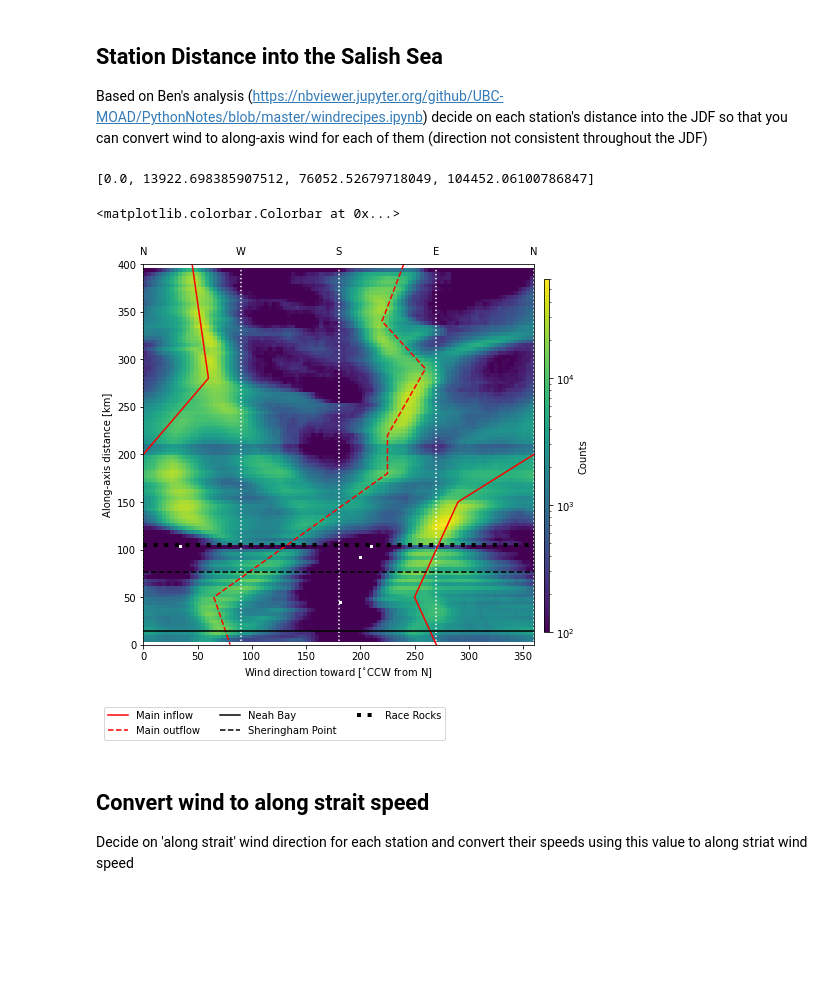
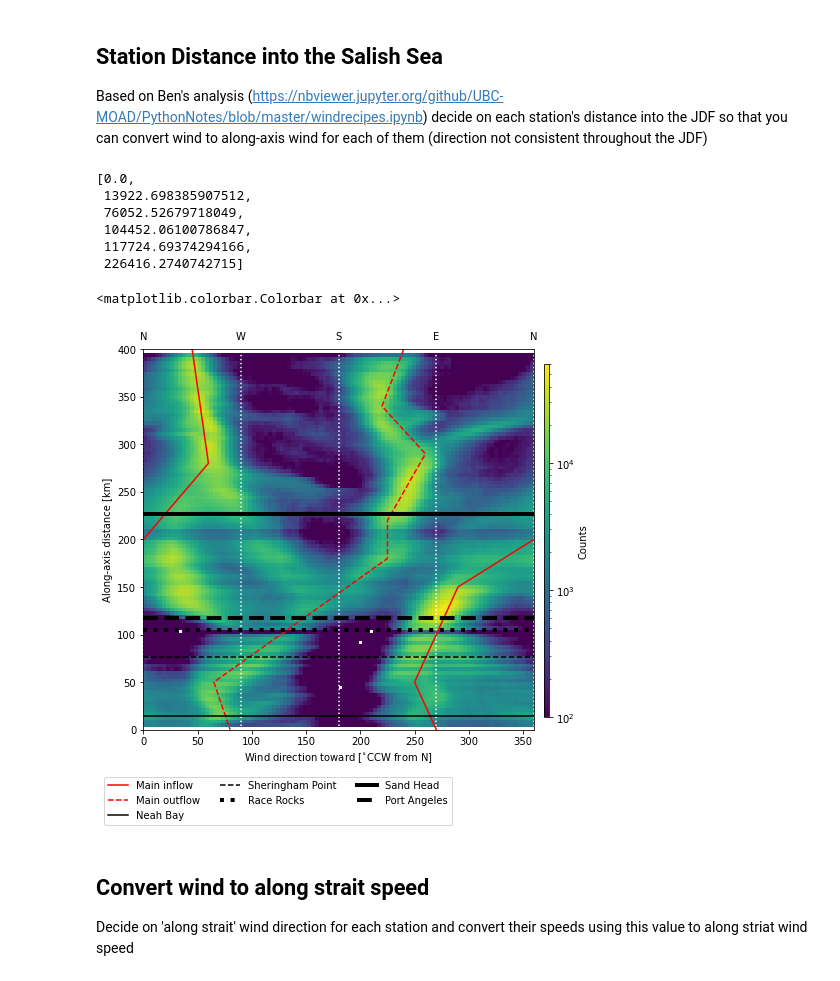
Before and after one commit to rbeutel/eosc510, a Jupyter notebook: Station_HRDPS-Summer.ipynb, the cells around one changed output. Drawn from its saved outputs; the diff is of its cells as text; code cells hidden in the pictures; blank space fills up the shorter version.

Commit message:
added Sand Head and Port Angeles

```diff
--- a/Station_HRDPS-Summer.ipynb
+++ b/Station_HRDPS-Summer.ipynb
@@ -64,15 +114,21 @@ for segment in zip(*guides.values()):
 distance = np.sqrt((np.diff(lons) * deg2m * coslat)**2 + (np.diff(lats) * deg2m)**2)
 distance = list(np.insert(np.cumsum(distance), 0, 0))
 
-st_lat = [lats[0], 48.493, 48.281147, 48.23] #had to mess with the latitudes a bit to get the point in the middle of the strait
+# the following lists are in the order: [mouth, neah, sheringham, racerocks, port angeles, sandhead]
+st_lat = [lats[0], 48.493, 48.281147, 48.23, 48.125, 49.10] #had to mess with the latitudes a bit to get the point in the middle of the strait
 # st_lat = [lats[0], 48.493, sheringham["Latitude (y)"][0], racerocks["Latitude (y)"][0]]
-st_lon = [lons[0], -124.726, sheringham["Longitude (x)"][0], racerocks["Longitude (x)"][0]]
+st_lon = [lons[0], -124.726, sheringham["Longitude (x)"][0], racerocks["Longitude (x)"][0], -123.441, -123.30]
 
 st_distance = np.sqrt((np.diff(st_lon) * deg2m * coslat)**2 + (np.diff(st_lat) * deg2m)**2)
 st_distance = list(np.insert(np.cumsum(st_distance), 0, 0))
 st_distance
 # %% [output]
-[0.0, 13922.698385907512, 76052.52679718049, 104452.06100786847]
+[0.0,
+ 13922.698385907512,
+ 76052.52679718049,
+ 104452.06100786847,
+ 117724.69374294166,
+ 226416.2740742715]
 # %%
 # Interpolate distances onto HRDPS grid
 guidepoints = [[], []]
@@ -99,34 +155,36 @@ _, _, _, c = ax.hist2d(wdir[wspd>5], 1e-3*dist[wspd>5], bins=100, norm=colors.Lo
 
 # Add grid lines
 for x, label in zip(np.arange(0, 361, 90), ['N', 'W', 'S', 'E', 'N']):
     ax.plot([x, x], [0, 400], 'w:')
     ax.text(x, 410, label, ha='center')
 
 # Trace dominant flow patterns
 ax.plot([45, 60, 0, np.nan, 360, 290, 250, 270], [400, 280, 200, np.nan, 200, 150, 50, 0], 'r-', label='Main inflow')
 ax.plot([240, 220, 260, 225, 225, 65, 80], [400, 340, 290, 220, 180, 50, 0], 'r--', label='Main outflow')
 ax.plot([0, 360], [st_distance[1]/1000,st_distance[1]/1000], 'k-', label='Neah Bay')
 ax.plot([0, 360], [st_distance[2]/1000,st_distance[2]/1000], 'k--', label='Sheringham Point')
 ax.plot([0, 360], [st_distance[3]/1000,st_distance[3]/1000], 'k:', label='Race Rocks', linewidth='4')
+ax.plot([0, 360], [st_distance[5]/1000,st_distance[5]/1000], 'k-', label='Sand Head', linewidth='4')
+ax.plot([0, 360], [st_distance[4]/1000,st_distance[4]/1000], 'k--', label='Port Angeles', linewidth='4')
 
 # Formatting
 lims = [(0, 360, 0, 150)]
 ticks = [(0, 361, 45, 0, 150, 50)]
 
 ax.set_xlim(0,360)
 ax.set_ylim(0,400)
 
 # ax.xaxis.set_ticks(np.arange(*tick[:3]))
 # ax.yaxis.set_ticks(np.arange(*tick[3:]))
 
 ax.set_xlabel('Wind direction toward [$^{\circ}$CCW from N]')
 ax.set_ylabel('Along-axis distance [km]')
 ax.legend(loc=(-0.1, -0.25), ncol=3)
 cax = fig.add_axes([0.92, 0.15, 0.01, 0.7])
 fig.colorbar(c, cax, label='Counts')
 # %% [output]
 <matplotlib.colorbar.Colorbar at 0x...>
-[figure, old version]
+[figure, new version]
 # %% [markdown]
 ## Convert wind to along strait speed
 Decide on 'along strait' wind direction for each station and convert their speeds using this value to along striat wind speed
```
Also changed, not shown: parts of 39 cells of this notebook.
